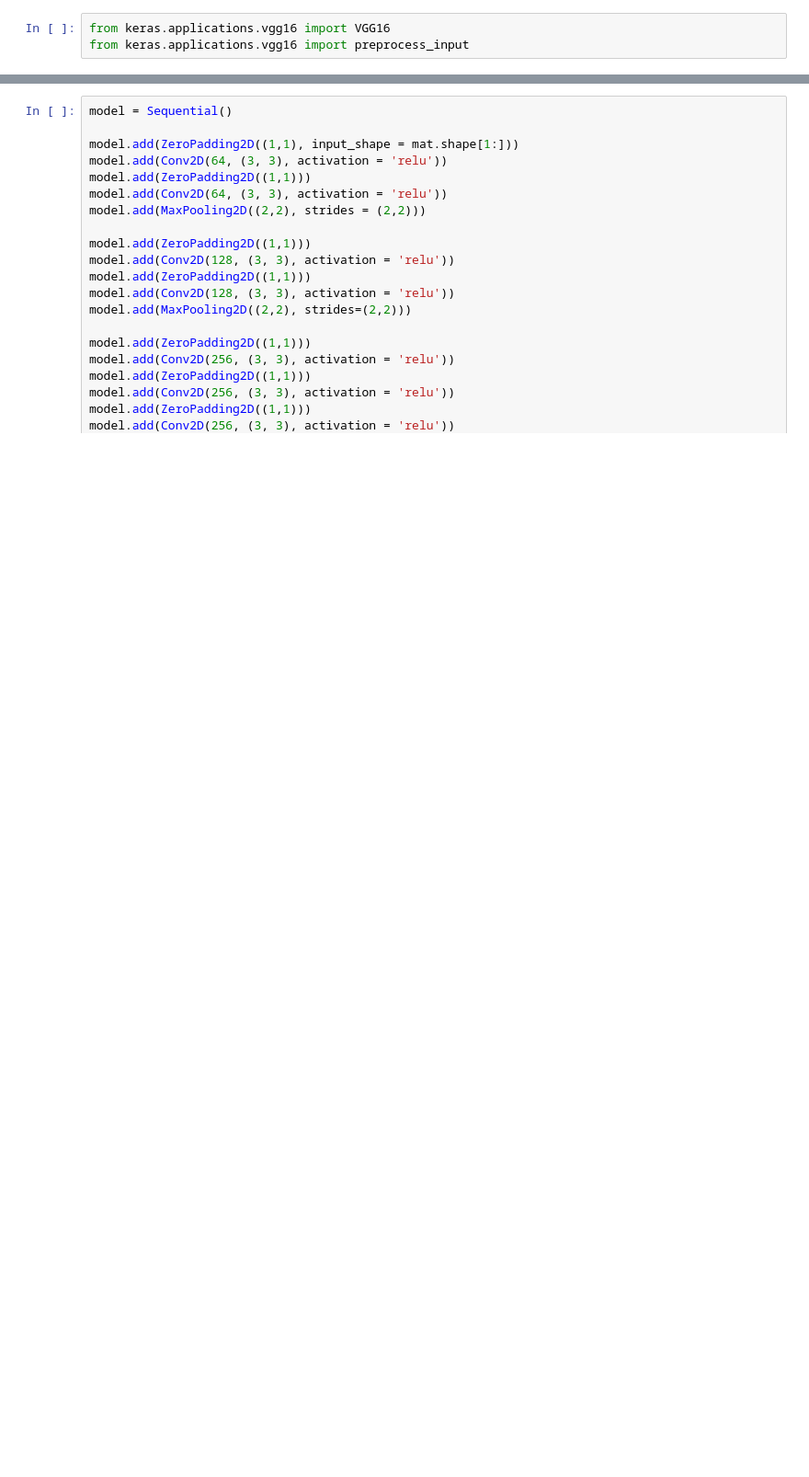
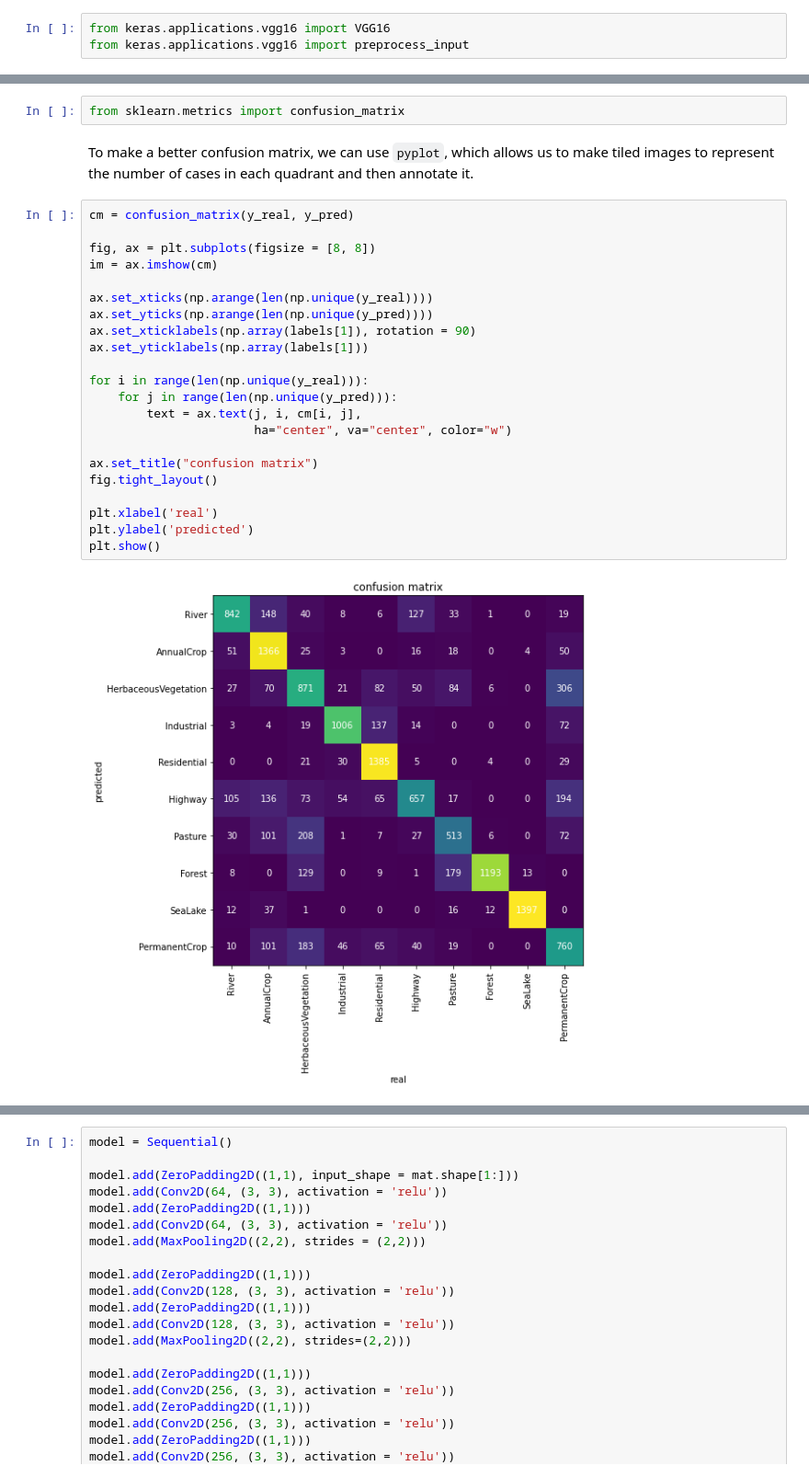
Before and after one commit to asrenninger/sensing, a Jupyter notebook: python/eurosat.ipynb, the cells around one changed output, grey strips where cells are left out. Shown at 92% size. Drawn from its saved outputs; the diff is of its cells as text; blank space fills up the shorter version.

```diff
--- a/python/eurosat.ipynb
+++ b/python/eurosat.ipynb
@@ -405,0 +657,28 @@ from keras.applications.vgg16 import preprocess_input
+# %%
+from sklearn.metrics import confusion_matrix
+# %% [markdown]
+To make a better confusion matrix, we can use `pyplot`, which allows us to make tiled images to represent the number of cases in each quadrant and then annotate it.
+# %%
+cm = confusion_matrix(y_real, y_pred)
+
+fig, ax = plt.subplots(figsize = [8, 8])
+im = ax.imshow(cm)
+
+ax.set_xticks(np.arange(len(np.unique(y_real))))
+ax.set_yticks(np.arange(len(np.unique(y_pred))))
+ax.set_xticklabels(np.array(labels[1]), rotation = 90)
+ax.set_yticklabels(np.array(labels[1]))
+
+for i in range(len(np.unique(y_real))):
+    for j in range(len(np.unique(y_pred))):
+        text = ax.text(j, i, cm[i, j],
+                       ha="center", va="center", color="w")
+
+ax.set_title("confusion matrix")
+fig.tight_layout()
+
+plt.xlabel('real')
+plt.ylabel('predicted')
+plt.show()
+# %% [output]
+[figure, added]
```
Also changed, not shown: parts of 89 cells of this notebook.
